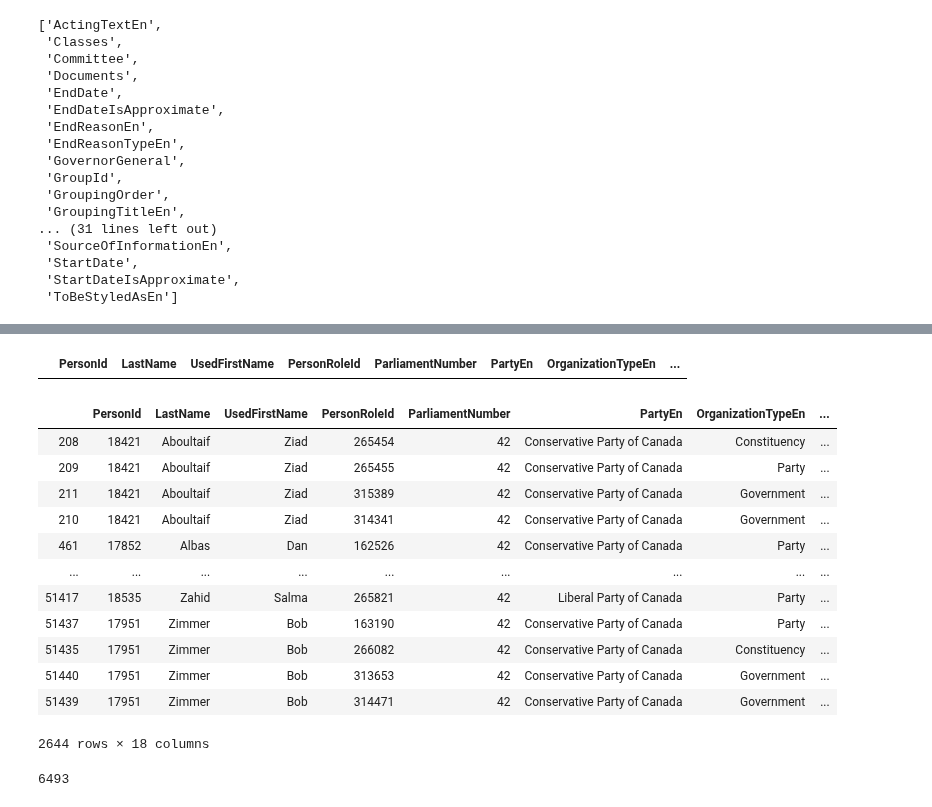
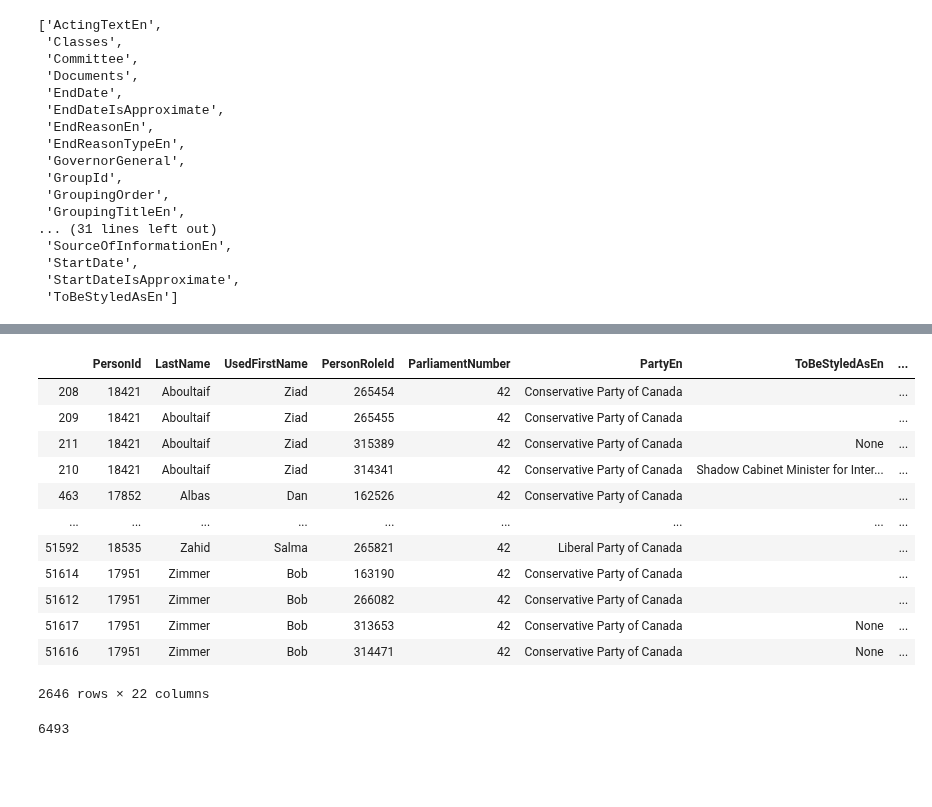
Before and after one commit to nedgar/parleh, a Jupyter notebook: notebooks/Parliamentary data.ipynb, the cells around one changed output, grey strips where cells are left out. Cells and saved outputs as stored; diff of their text form; code cells hidden in the pictures; blank space fills up the shorter version.

Commit message:
Refresh data to include all of parl 42

```diff
--- a/notebooks/Parliamentary data.ipynb
+++ b/notebooks/Parliamentary data.ipynb
@@ -363,28 +376,25 @@ Minister of Marine and Fisheries
 Name: ToBeStyledAsEn, dtype: int64
-# %%
-df[df['ToBeStyledAsEn'] == 'None']
-# %% [output]
-|  | PersonId | LastName | UsedFirstName | PersonRoleId | ParliamentNumber | PartyEn | OrganizationTypeEn | ... |
 # %%
 filename = os.path.join(people_dir, 'fed_roles.csv')
 df.to_csv(filename, index=False, encoding='utf8')
 # %%
 !open $filename
-# %%
-parl42 = df[df['ParliamentNumber'] == 42]
-parl42
-# %% [output]
-|  | PersonId | LastName | UsedFirstName | PersonRoleId | ParliamentNumber | PartyEn | OrganizationTypeEn | ... |
-| 208 | 18421 | Aboultaif | Ziad | 265454 | 42 | Conservative Party of Canada | Constituency | ... |
-| 209 | 18421 | Aboultaif | Ziad | 265455 | 42 | Conservative Party of Canada | Party | ... |
-| 211 | 18421 | Aboultaif | Ziad | 315389 | 42 | Conservative Party of Canada | Government | ... |
-| 210 | 18421 | Aboultaif | Ziad | 314341 | 42 | Conservative Party of Canada | Government | ... |
-| 461 | 17852 | Albas | Dan | 162526 | 42 | Conservative Party of Canada | Party | ... |
-| ... | ... | ... | ... | ... | ... | ... | ... | ... |
-| 51417 | 18535 | Zahid | Salma | 265821 | 42 | Liberal Party of Canada | Party | ... |
-| 51437 | 17951 | Zimmer | Bob | 163190 | 42 | Conservative Party of Canada | Party | ... |
-| 51435 | 17951 | Zimmer | Bob | 266082 | 42 | Conservative Party of Canada | Constituency | ... |
-| 51440 | 17951 | Zimmer | Bob | 313653 | 42 | Conservative Party of Canada | Government | ... |
-| 51439 | 17951 | Zimmer | Bob | 314471 | 42 | Conservative Party of Canada | Government | ... |
-2644 rows × 18 columns
+# %%
+parl_num = 42
+parl = df[df['ParliamentNumber'] == parl_num]
+parl
+# %% [output]
+|  | PersonId | LastName | UsedFirstName | PersonRoleId | ParliamentNumber | PartyEn | ToBeStyledAsEn | ... |
+| 208 | 18421 | Aboultaif | Ziad | 265454 | 42 | Conservative Party of Canada |  | ... |
+| 209 | 18421 | Aboultaif | Ziad | 265455 | 42 | Conservative Party of Canada |  | ... |
+| 211 | 18421 | Aboultaif | Ziad | 315389 | 42 | Conservative Party of Canada | None | ... |
+| 210 | 18421 | Aboultaif | Ziad | 314341 | 42 | Conservative Party of Canada | Shadow Cabinet Minister for Inter... | ... |
+| 463 | 17852 | Albas | Dan | 162526 | 42 | Conservative Party of Canada |  | ... |
+| ... | ... | ... | ... | ... | ... | ... | ... | ... |
+| 51592 | 18535 | Zahid | Salma | 265821 | 42 | Liberal Party of Canada |  | ... |
+| 51614 | 17951 | Zimmer | Bob | 163190 | 42 | Conservative Party of Canada |  | ... |
+| 51612 | 17951 | Zimmer | Bob | 266082 | 42 | Conservative Party of Canada |  | ... |
+| 51617 | 17951 | Zimmer | Bob | 313653 | 42 | Conservative Party of Canada | None | ... |
+| 51616 | 17951 | Zimmer | Bob | 314471 | 42 | Conservative Party of Canada | None | ... |
+2646 rows × 22 columns
 # %%
```
Also changed, not shown: parts of 17 cells of this notebook, 7 other files.
